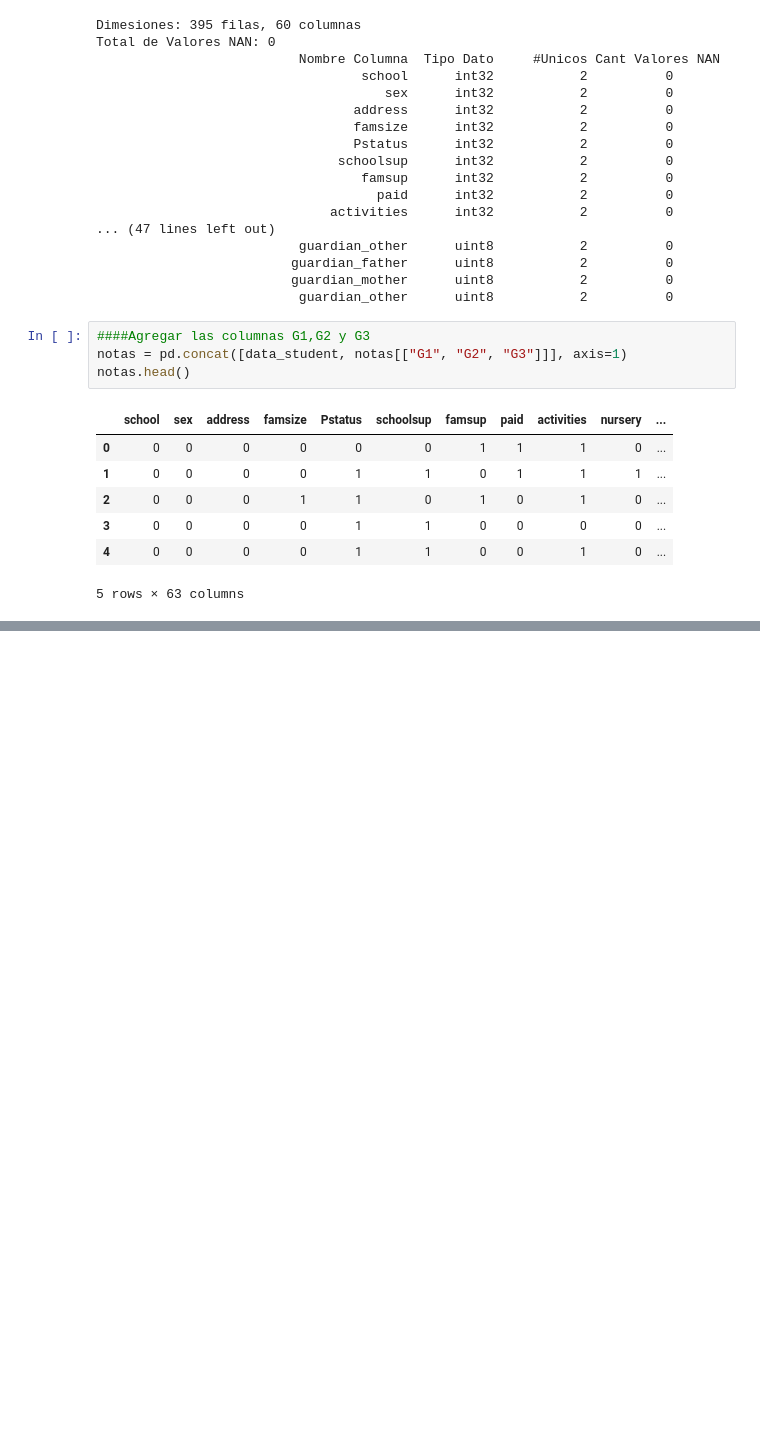
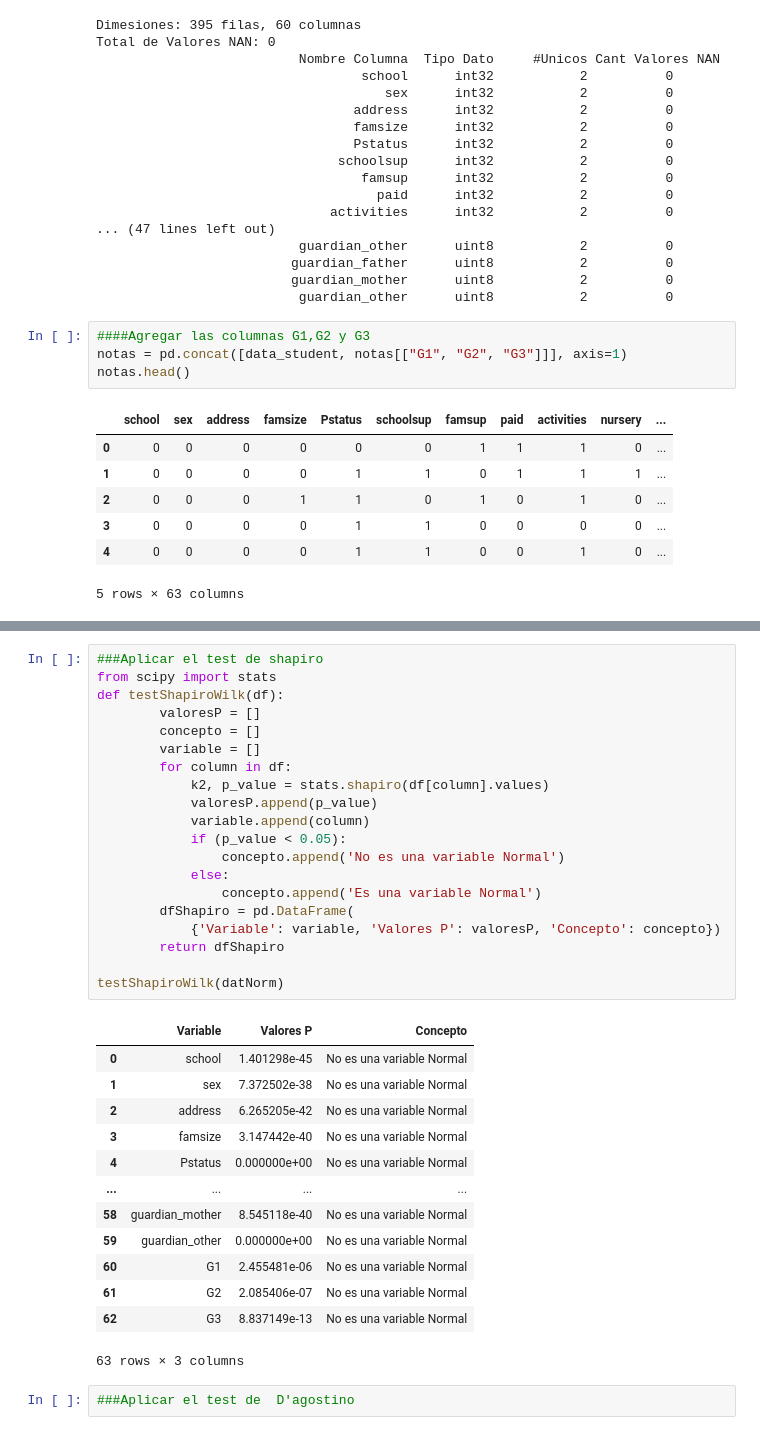
Before and after one commit to brayamrt/DiplomadoPython, a Jupyter notebook: Trabajos/analisis.ipynb, the cells around one changed output, grey strips where cells are left out. Saved outputs shown, nothing was run; the diff lists cells and outputs as text; blank space fills up the shorter version.

```diff
--- a/Trabajos/analisis.ipynb
+++ b/Trabajos/analisis.ipynb
@@ -214,0 +242,36 @@ notas.head()
+# %%
+###Aplicar el test de shapiro
+from scipy import stats
+def testShapiroWilk(df):
+        valoresP = []
+        concepto = []
+        variable = []
+        for column in df:
+            k2, p_value = stats.shapiro(df[column].values)
+            valoresP.append(p_value)
+            variable.append(column)
+            if (p_value < 0.05):
+                concepto.append('No es una variable Normal')
+            else:
+                concepto.append('Es una variable Normal')
+        dfShapiro = pd.DataFrame(
+            {'Variable': variable, 'Valores P': valoresP, 'Concepto': concepto})
+        return dfShapiro
+
+testShapiroWilk(datNorm)
+# %% [output]
+|  | Variable | Valores P | Concepto |
+| 0 | school | 1.401298e-45 | No es una variable Normal |
+| 1 | sex | 7.372502e-38 | No es una variable Normal |
+| 2 | address | 6.265205e-42 | No es una variable Normal |
+| 3 | famsize | 3.147442e-40 | No es una variable Normal |
+| 4 | Pstatus | 0.000000e+00 | No es una variable Normal |
+| ... | ... | ... | ... |
+| 58 | guardian_mother | 8.545118e-40 | No es una variable Normal |
+| 59 | guardian_other | 0.000000e+00 | No es una variable Normal |
+| 60 | G1 | 2.455481e-06 | No es una variable Normal |
+| 61 | G2 | 2.085406e-07 | No es una variable Normal |
+| 62 | G3 | 8.837149e-13 | No es una variable Normal |
+63 rows × 3 columns
+# %%
+###Aplicar el test de  D'agostino
```
Also changed, not shown: parts of 2 cells of this notebook.
